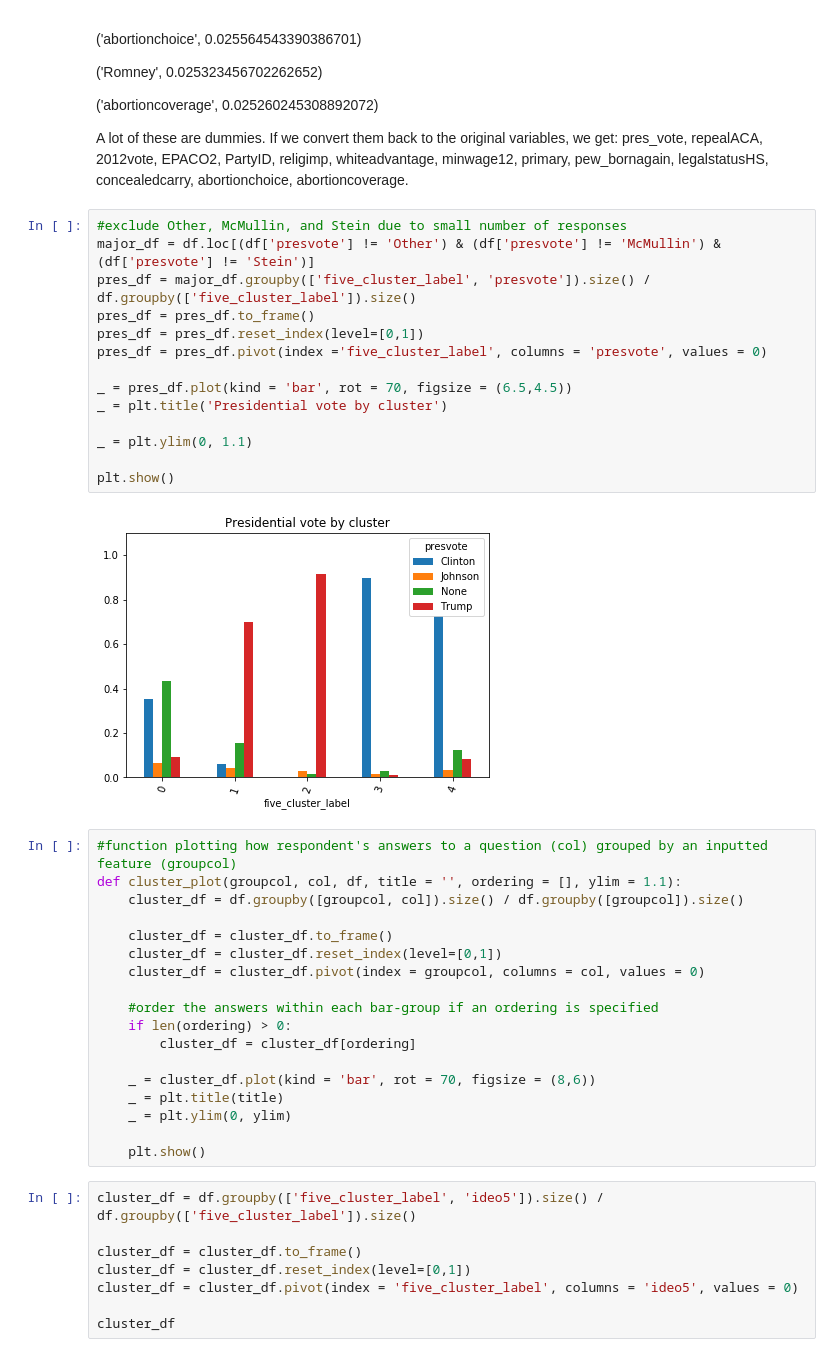
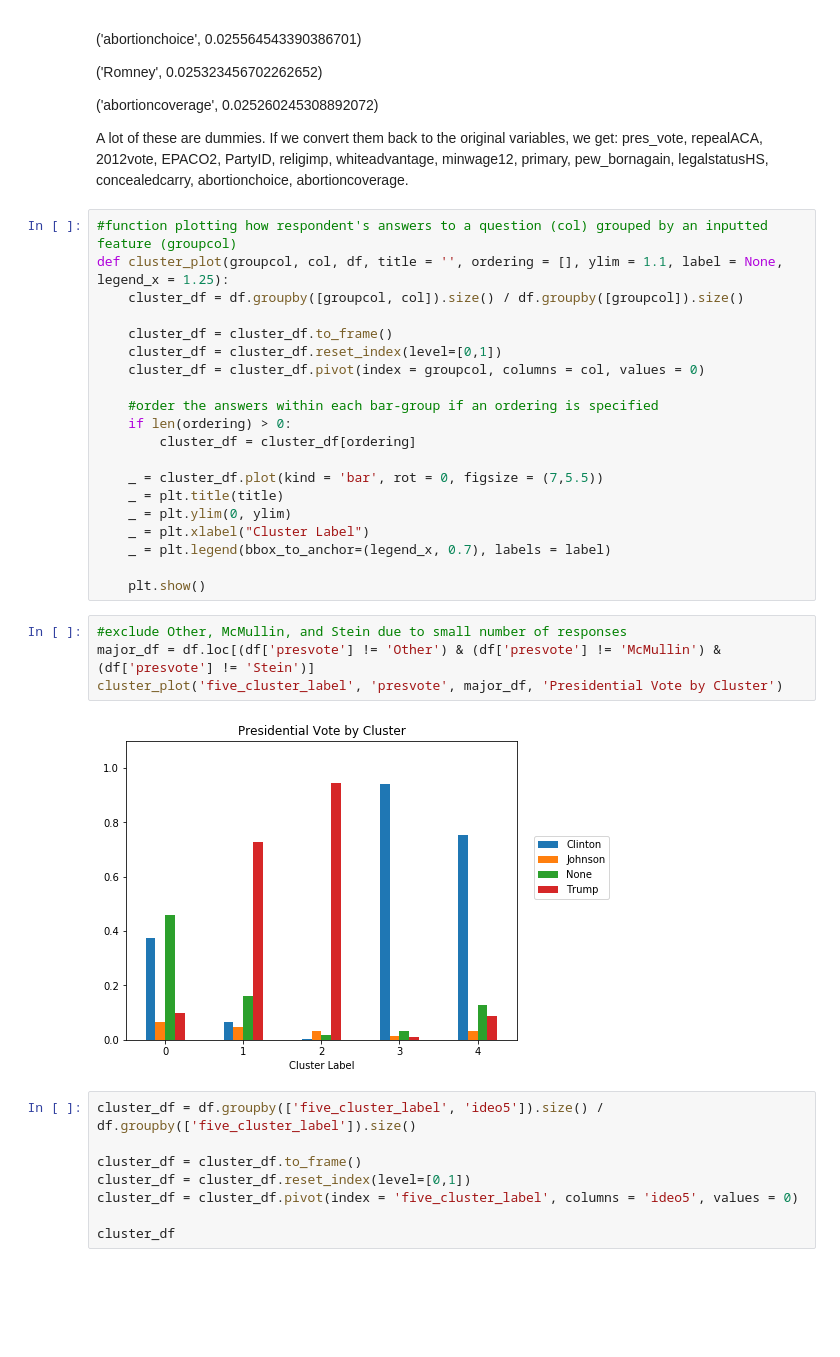
Before and after one commit to joshyou/springboard, a Jupyter notebook: Project 2/cluster EDA.ipynb, the cells around one changed output. Cells and saved outputs as stored; diff of their text form; blank space fills up the shorter version.

Commit message:
updated cluster EDA

```diff
--- a/Project 2/cluster EDA.ipynb
+++ b/Project 2/cluster EDA.ipynb
@@ -54,40 +54,32 @@ Here are the 15 most important features according to random forests:
 
 
 A lot of these are dummies. If we convert them back to the original variables, we get: pres_vote, repealACA, 2012vote, EPACO2, PartyID, religimp, whiteadvantage, minwage12, primary, pew_bornagain, legalstatusHS, concealedcarry, abortionchoice, abortioncoverage.
+# %%
+#function plotting how respondent's answers to a question (col) grouped by an inputted feature (groupcol)
+def cluster_plot(groupcol, col, df, title = '', ordering = [], ylim = 1.1, label = None, legend_x = 1.25):
+    cluster_df = df.groupby([groupcol, col]).size() / df.groupby([groupcol]).size()
+
+    cluster_df = cluster_df.to_frame()
+    cluster_df = cluster_df.reset_index(level=[0,1])
+    cluster_df = cluster_df.pivot(index = groupcol, columns = col, values = 0)
+
+    #order the answers within each bar-group if an ordering is specified
+    if len(ordering) > 0:
+        cluster_df = cluster_df[ordering]
+
+    _ = cluster_df.plot(kind = 'bar', rot = 0, figsize = (7,5.5))
+    _ = plt.title(title)
+    _ = plt.ylim(0, ylim)
+    _ = plt.xlabel("Cluster Label")
+    _ = plt.legend(bbox_to_anchor=(legend_x, 0.7), labels = label)
+
+    plt.show()
 # %%
 #exclude Other, McMullin, and Stein due to small number of responses
 major_df = df.loc[(df['presvote'] != 'Other') & (df['presvote'] != 'McMullin') & (df['presvote'] != 'Stein')]
-pres_df = major_df.groupby(['five_cluster_label', 'presvote']).size() / df.groupby(['five_cluster_label']).size()
-pres_df = pres_df.to_frame()
-pres_df = pres_df.reset_index(level=[0,1])
-pres_df = pres_df.pivot(index ='five_cluster_label', columns = 'presvote', values = 0)
-
-_ = pres_df.plot(kind = 'bar', rot = 70, figsize = (6.5,4.5))
-_ = plt.title('Presidential vote by cluster')
-
-_ = plt.ylim(0, 1.1)
-
-plt.show()
+cluster_plot('five_cluster_label', 'presvote', major_df, 'Presidential Vote by Cluster')
 # %% [output]
-[figure, old version]
+[figure, new version]
-# %%
-#function plotting how respondent's answers to a question (col) grouped by an inputted feature (groupcol)
-def cluster_plot(groupcol, col, df, title = '', ordering = [], ylim = 1.1):
-    cluster_df = df.groupby([groupcol, col]).size() / df.groupby([groupcol]).size()
-
-    cluster_df = cluster_df.to_frame()
-    cluster_df = cluster_df.reset_index(level=[0,1])
-    cluster_df = cluster_df.pivot(index = groupcol, columns = col, values = 0)
-
-    #order the answers within each bar-group if an ordering is specified
-    if len(ordering) > 0:
-        cluster_df = cluster_df[ordering]
-
-    _ = cluster_df.plot(kind = 'bar', rot = 70, figsize = (8,6))
-    _ = plt.title(title)
-    _ = plt.ylim(0, ylim)
-
-    plt.show()
 # %%
 cluster_df = df.groupby(['five_cluster_label', 'ideo5']).size() / df.groupby(['five_cluster_label']).size()
 
```
Also changed, not shown: parts of 28 cells of this notebook, 1 other file.
